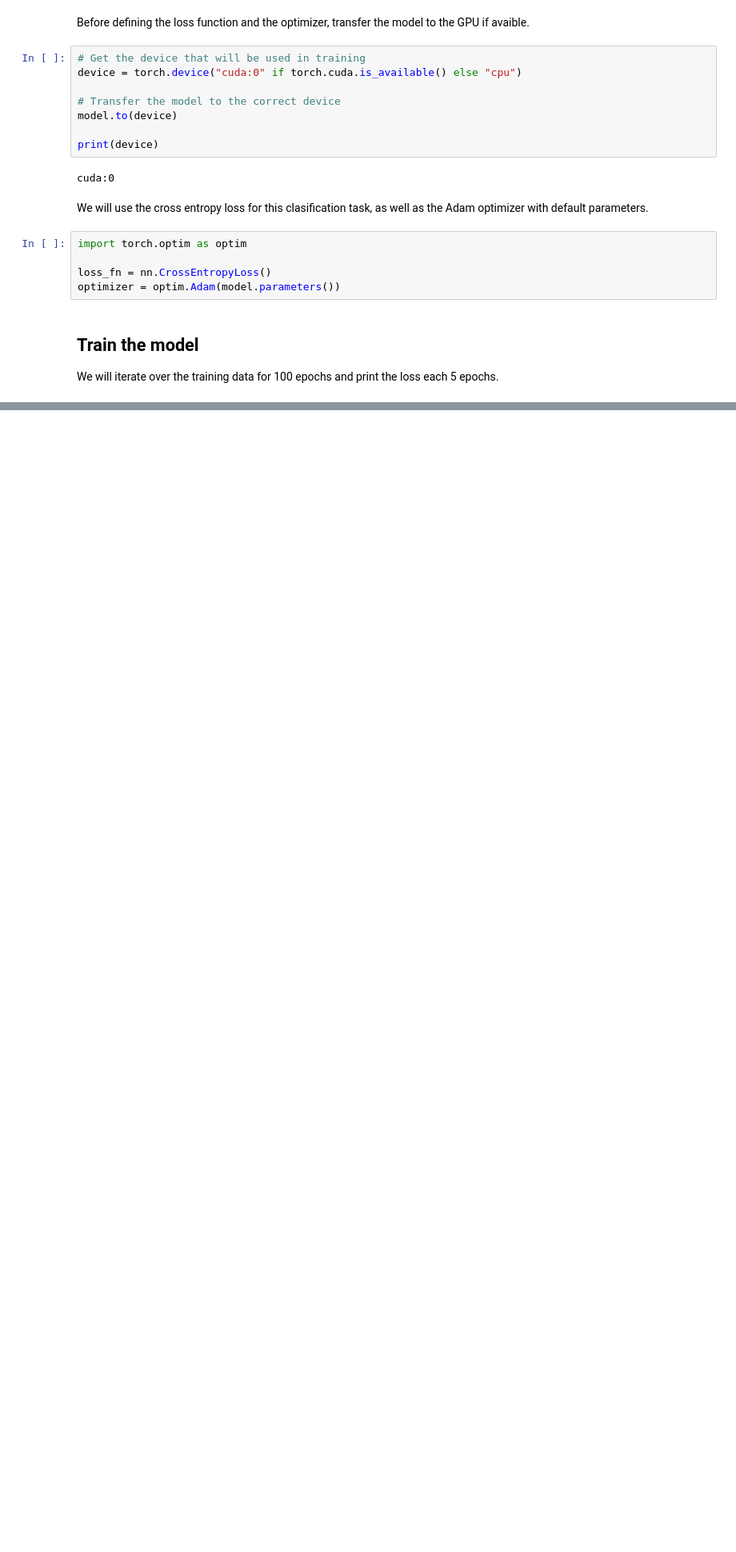
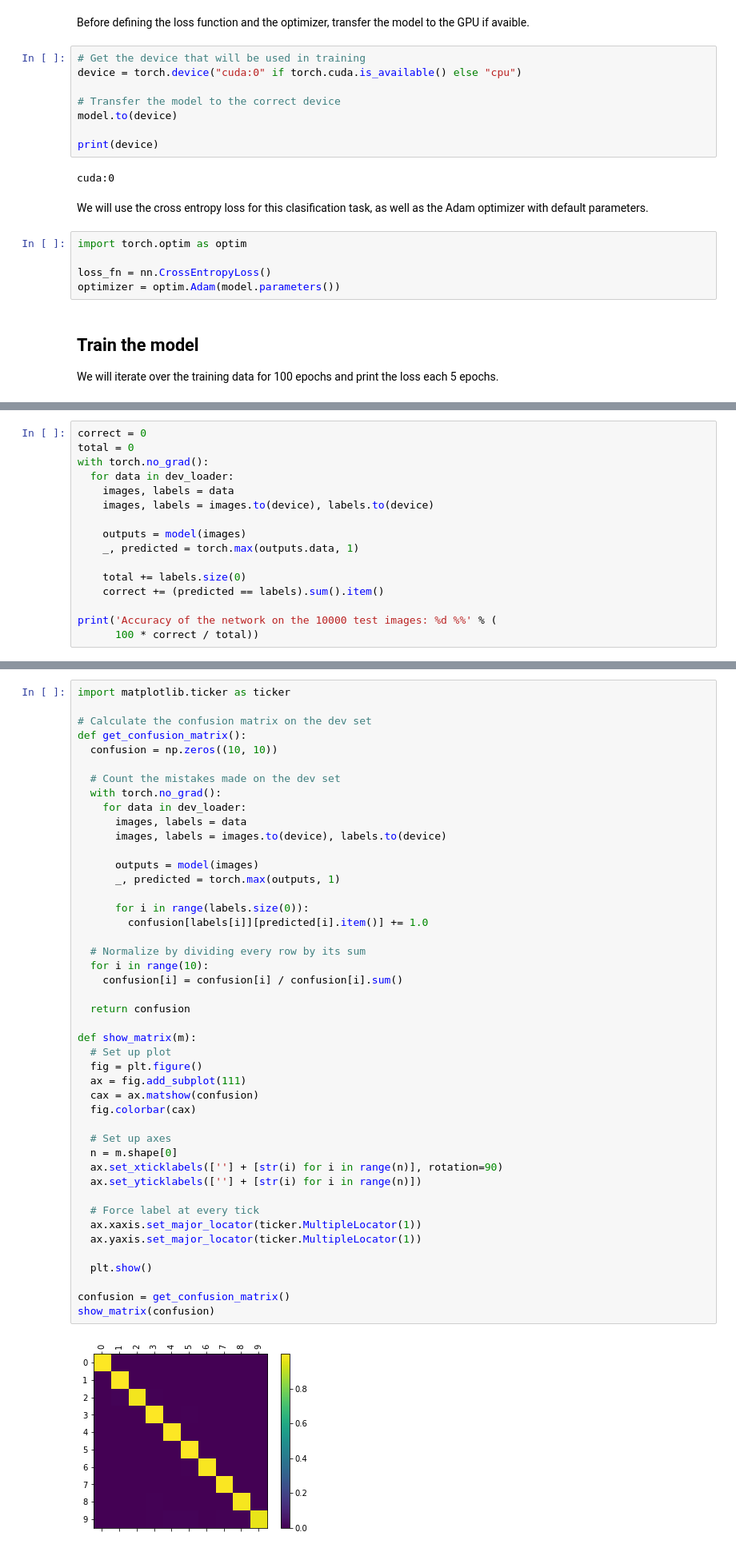
Before and after one commit to mmcenta/le-net-beginner, a Jupyter notebook: notebooks/torch.ipynb, the cells around one changed output, grey strips where cells are left out. Shown: that part at 80% size. Saved outputs shown, nothing was run; the diff lists cells and outputs as text; blank space fills up the shorter version.

```diff
--- a/notebooks/torch.ipynb
+++ b/notebooks/torch.ipynb
@@ -184,0 +225,16 @@ RuntimeError: ignored
+# %%
+correct = 0
+total = 0
+with torch.no_grad():
+  for data in dev_loader:
+    images, labels = data
+    images, labels = images.to(device), labels.to(device)
+
+    outputs = model(images)
+    _, predicted = torch.max(outputs.data, 1)
+
+    total += labels.size(0)
+    correct += (predicted == labels).sum().item()
+
+print('Accuracy of the network on the 10000 test images: %d %%' % (
+      100 * correct / total))
@@ -184,0 +245,47 @@ RuntimeError: ignored
+# %%
+import matplotlib.ticker as ticker
+
+# Calculate the confusion matrix on the dev set
+def get_confusion_matrix():
+  confusion = np.zeros((10, 10))
+
+  # Count the mistakes made on the dev set
+  with torch.no_grad():
+    for data in dev_loader:
+      images, labels = data
+      images, labels = images.to(device), labels.to(device)
+
+      outputs = model(images)
+      _, predicted = torch.max(outputs, 1)
+
+      for i in range(labels.size(0)):
+        confusion[labels[i]][predicted[i].item()] += 1.0
+
+  # Normalize by dividing every row by its sum
+  for i in range(10):
+    confusion[i] = confusion[i] / confusion[i].sum()
+
+  return confusion
+
+def show_matrix(m):
+  # Set up plot
+  fig = plt.figure()
+  ax = fig.add_subplot(111)
+  cax = ax.matshow(confusion)
+  fig.colorbar(cax)
+
+  # Set up axes
+  n = m.shape[0]
+  ax.set_xticklabels([''] + [str(i) for i in range(n)], rotation=90)
+  ax.set_yticklabels([''] + [str(i) for i in range(n)])
+
+  # Force label at every tick
+  ax.xaxis.set_major_locator(ticker.MultipleLocator(1))
+  ax.yaxis.set_major_locator(ticker.MultipleLocator(1))
+
+  plt.show()
+
+confusion = get_confusion_matrix()
+show_matrix(confusion)
+# %% [output]
+[figure, added]
```
Also changed, not shown: parts of 19 cells of this notebook.
